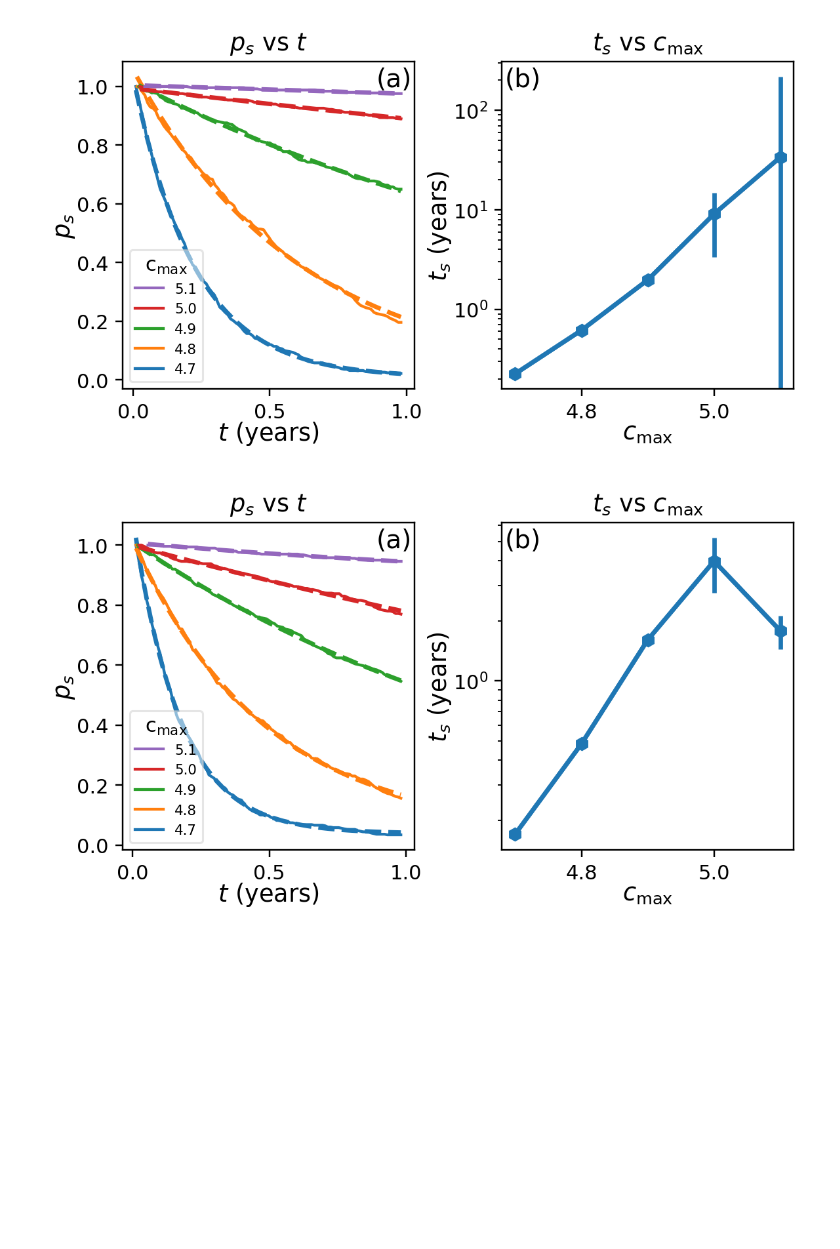
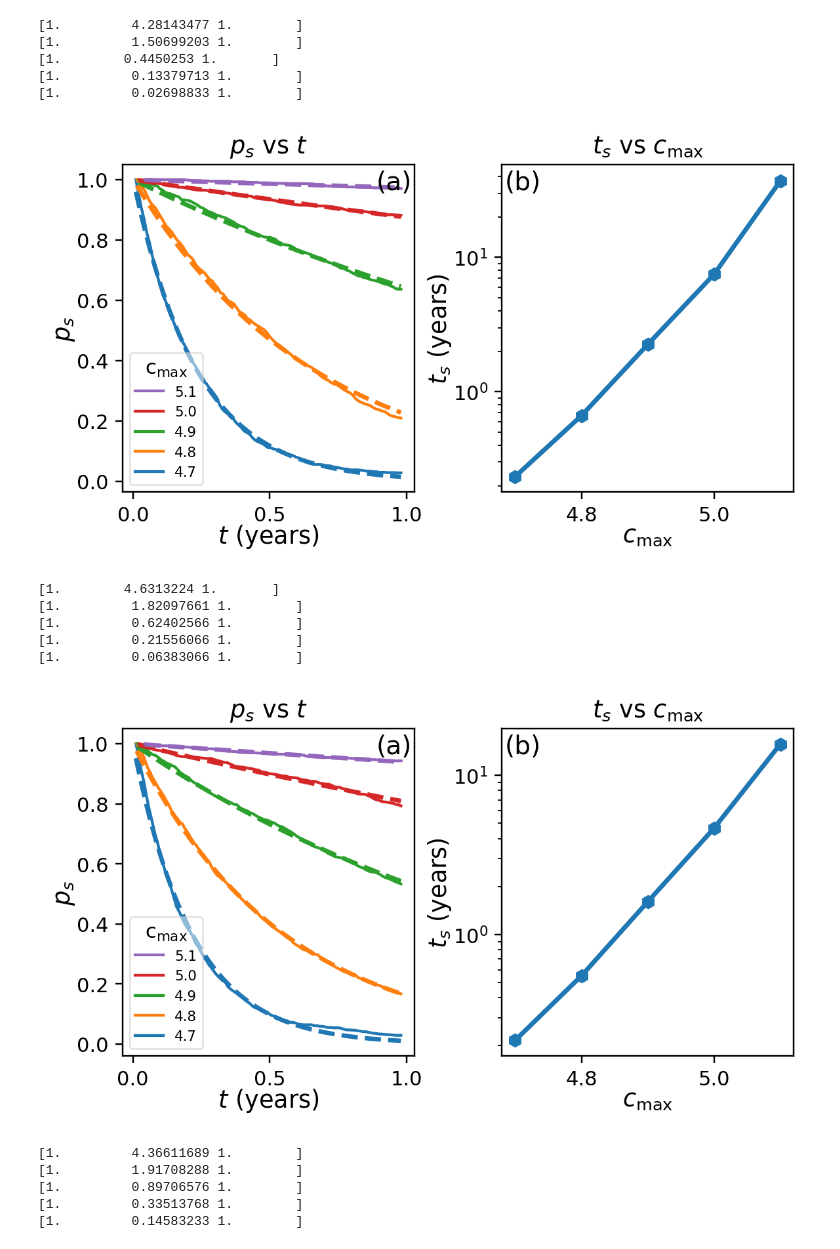
Before and after one commit to patricksinclair/multispecies_postprocessing, a Jupyter notebook: geno_distbs/varying_susceps/ttf_analyser.ipynb, the cells around one changed output. Cells and saved outputs as stored; diff of their text form; code cells hidden in the pictures; blank space fills up the shorter version.

```diff
--- a/geno_distbs/varying_susceps/ttf_analyser.ipynb
+++ b/geno_distbs/varying_susceps/ttf_analyser.ipynb
@@ -18,7 +18,12 @@ def getListOfDataFramesForPCRes(pc_res, c_vals):
     df_list = []
 
     for cv in c_vals:
-        df = pd.read_csv("time_to_failure_data/timeToFailure-"+str(pc_res)+"_pc_res-c_max="+"{:.2f}".format(cv)+".csv")
+        #session 1
+        df1 = pd.read_csv("time_to_failure_data/timeToFailure-"+str(pc_res)+"_pc_res-c_max="+"{:.2f}".format(cv)+".csv")
+        #session 2
+        df2 = pd.read_csv("time_to_failure_data/timeToFailure-"+str(pc_res)+"_pc_res-c_max="+"{:.2f}".format(cv)+"session-2.csv")
+
+        df = pd.concat([df1, df2], ignore_index=True)
         df_list.append(df)
 
     return df_list
@@ -184,7 +189,8 @@ def plot_fitSlopes_and_failRate(ttf_df_list, cmax_vals, filename):
     def func(x, a, b, c):
         #this is the function we're fitting the curves to. here it's an exponential decay with some constants
         #b is the variable of interest we'll be after
-        return a*np.exp(-b*x) + c
+        #return a*np.exp(-b*x) #+ c
+        return np.exp(-b*x)
         #return a*x + b
 
     #iterate over the time to failure data and also the values of each percentage resistant
@@ -195,7 +201,7 @@ def plot_fitSlopes_and_failRate(ttf_df_list, cmax_vals, filename):
 
         popt, pcov = curve_fit(func, t_scaled[3:], surv_prob[3:], p0=[1., 1e-7, 1.], bounds=([0., -np.inf, 0.], [2., np.inf, 2.]))
         fit_errs = np.sqrt(np.diag(pcov))
-#         print(popt)
+        print(popt)
 #         print(fit_errs)
 #         print()
 
@@ -233,7 +239,7 @@ def plot_fitSlopes_and_failRate(ttf_df_list, cmax_vals, filename):
 #     print(tau_err_scaled)
 
     ttf = [1./tau_val for tau_val in tau]
-
+    #print(ttf)
     tau_err_analytic = [(abs(1./t)*t_err/(abs(t)))*(1./(24.*365)) for t, t_err in zip(tau, tau_err)] #attempt at using propagation of errors
     tau_err_analytic_v2 = [(abs(1./t)*t_err/(abs(t))) for t, t_err in zip(tau, tau_err)] #attempt at using propagation of errors
     #print(tau_err_analytic)
@@ -254,12 +260,30 @@ def plot_fitSlopes_and_failRate(ttf_df_list, cmax_vals, filename):
     plt.subplots_adjust(wspace=0.3)
     plt.savefig("time_to_failure_plots/"+filename+".pdf", bbox_inches="tight")
     plt.show()
+
+    return ttf
         #print(popt)
         #print(pcov)
 # %%
-plot_fitSlopes_and_failRate(ttf_14pcres, cmax_vals, "ttf_plots_14pcres")
-plot_fitSlopes_and_failRate(ttf_15pcres, cmax_vals, "ttf_plots_15pcres")
-plot_fitSlopes_and_failRate(ttf_16pcres, cmax_vals, "ttf_plots_16pcres")
+ttf_14pc = plot_fitSlopes_and_failRate(ttf_14pcres, cmax_vals, "ttf_plots_14pcres")
+ttf_15pc = plot_fitSlopes_and_failRate(ttf_15pcres, cmax_vals, "ttf_plots_15pcres")
+ttf_16pc = plot_fitSlopes_and_failRate(ttf_16pcres, cmax_vals, "ttf_plots_16pcres")
+print(ttf_14pc)
 # %% [output]
+[1.         4.28143477 1.        ]
+[1.         1.50699203 1.        ]
+[1.        0.4450253 1.       ]
+[1.         0.13379713 1.        ]
+[1.         0.02698833 1.        ]
-[figure, old version]
+[figure, new version]
+[1.        4.6313224 1.       ]
+[1.         1.82097661 1.        ]
+[1.         0.62402566 1.        ]
+[1.         0.21556066 1.        ]
+[1.         0.06383066 1.        ]
-[figure, old version]
+[figure, new version]
+[1.         4.36611689 1.        ]
+[1.         1.91708288 1.        ]
+[1.         0.89706576 1.        ]
+[1.         0.33513768 1.        ]
+[1.         0.14583233 1.        ]
```
Also changed, not shown: parts of 7 cells of this notebook, 2 other files.
